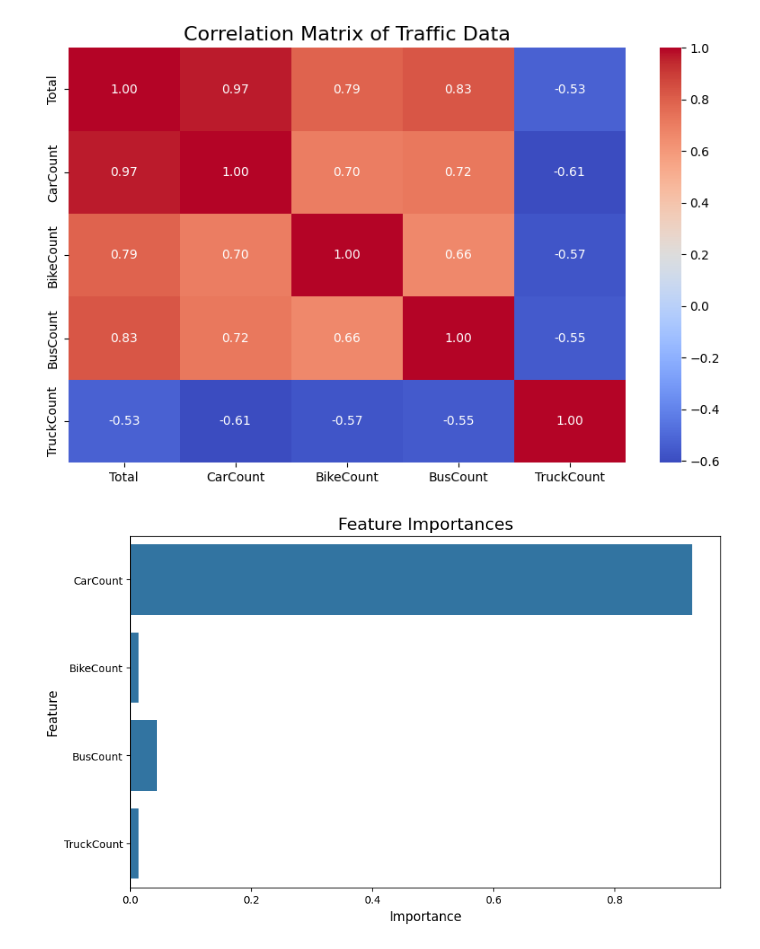
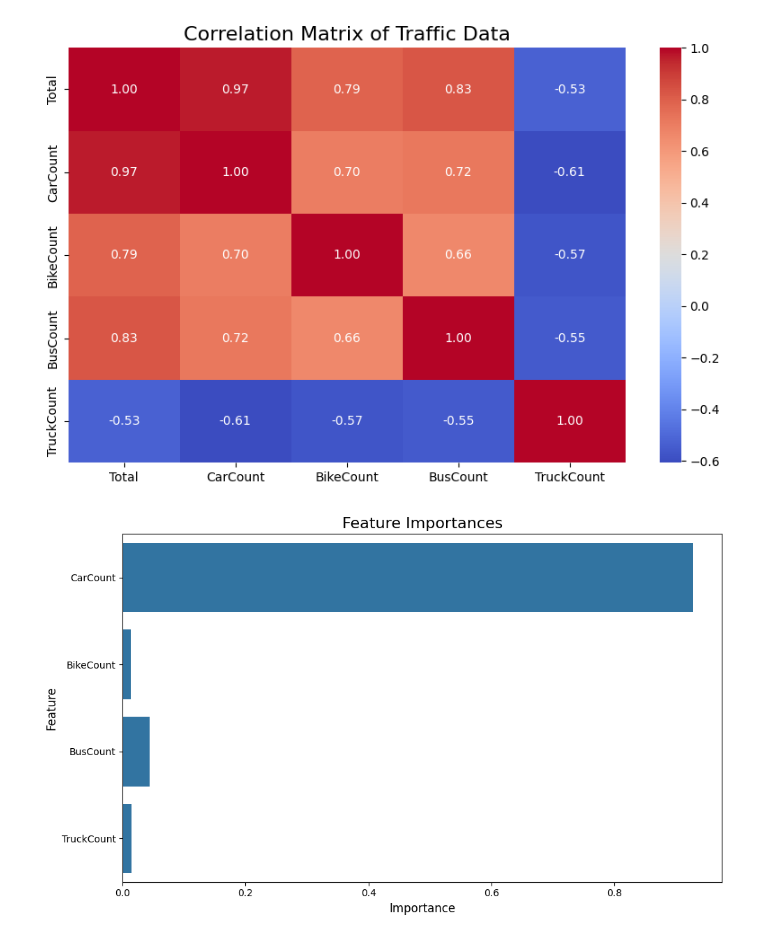
Before and after one commit to Aeyongddi/python_project, a Jupyter notebook: traffic_exploration.ipynb, the cells around one changed output. Drawn from its saved outputs; the diff is of its cells as text; code cells hidden in the pictures.

```diff
--- a/traffic_exploration.ipynb
+++ b/traffic_exploration.ipynb
@@ -235,24 +235,25 @@ plt.show()
 # %%
 # 변수 중요도 분석
 from sklearn.ensemble import RandomForestRegressor
 
 # 독립 변수와 종속 변수
 X = data_one_month[['CarCount', 'BikeCount', 'BusCount', 'TruckCount']]
 y = data_one_month['Total']
 
 # 랜덤 포레스트 회귀 모델 학습
 model = RandomForestRegressor(n_estimators=100, random_state=42)
 model.fit(X, y)
 
 # 변수 중요도 시각화
 importances = model.feature_importances_
 feature_names = X.columns
 
 plt.figure(figsize=(10, 6))
 sns.barplot(x=importances, y=feature_names, orient='h')
 plt.title("Feature Importances", fontsize=16)
 plt.xlabel("Importance", fontsize=12)
 plt.ylabel("Feature", fontsize=12)
+plt.tight_layout()
 plt.show()
 # %% [output]
-[figure, old version]
+[figure, new version]
```
Also changed, not shown: parts of 1 cell of this notebook, 2 other files.
